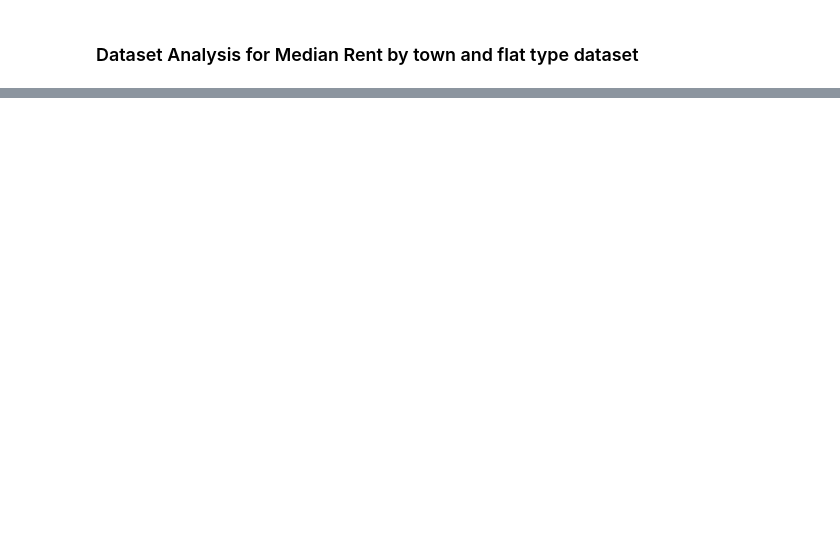
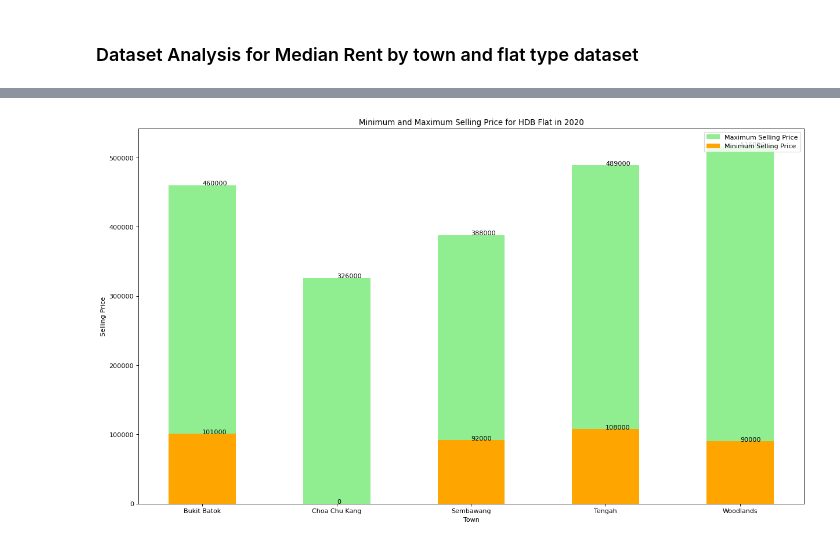
Before and after one commit to AngKokLeong/HDB-Dataset-Analysis, a Jupyter notebook: CA1.ipynb, the cells around one changed output, grey strips where cells are left out. Cells and saved outputs as stored; diff of their text form; code cells hidden in the pictures; blank space fills up the shorter version.

```diff
--- a/CA1.ipynb
+++ b/CA1.ipynb
@@ -135,0 +331,5 @@ print(active_cases_of_renting_out_of_flat_dataset)
+# %%
+dataset_2020 = price_range_of_hdb_flats_offered_dataset_transformed[price_range_of_hdb_flats_offered_dataset_transformed["financial_year"] == 2020]
+data_processor.analysis.generate_bar_chart_for_price_range_of_hdb_flats_offered_dataset(dataset_2020, 2020)
+# %% [output]
+[figure, added]
```
Also changed, not shown: parts of 43 cells of this notebook, 9 other files.
